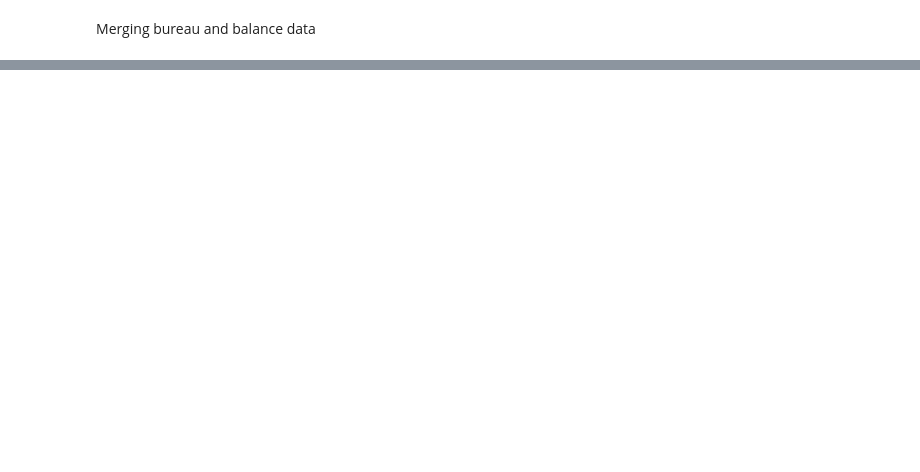
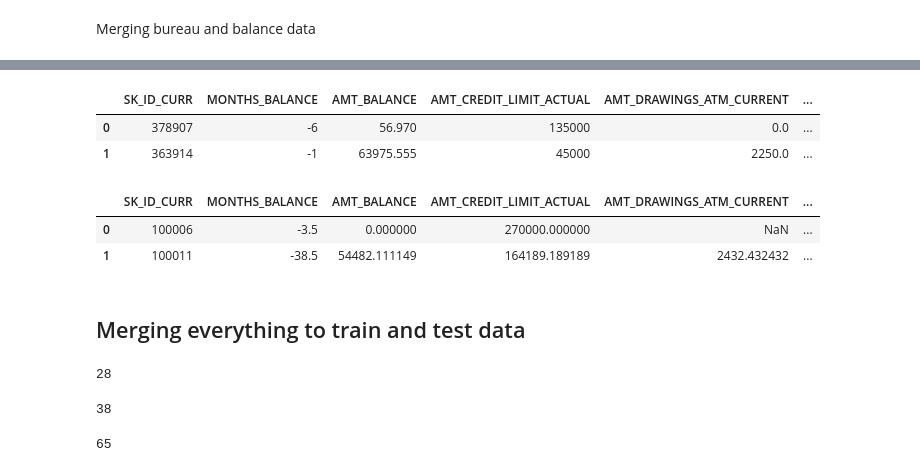
Before and after one commit to astelmashenko/ndml_capstone, a Jupyter notebook: Data_Merging.ipynb, the cells around one changed output, grey strips where cells are left out. Cells and saved outputs as stored; diff of their text form; code cells hidden in the pictures; blank space fills up the shorter version.

```diff
--- a/Data_Merging.ipynb
+++ b/Data_Merging.ipynb
@@ -67,0 +151,14 @@ credit_card_balance.head(2)
+# %%
+# processing categorical columns merge
+nunique_status = credit_card_balance[['SK_ID_CURR', 'NAME_CONTRACT_STATUS']].groupby('SK_ID_CURR').nunique()
+max_status = credit_card_balance[['SK_ID_CURR', 'NAME_CONTRACT_STATUS']].groupby('SK_ID_CURR').max()
+credit_card_balance['NUNIQUE_STATUS'] = nunique_status['NAME_CONTRACT_STATUS']
+credit_card_balance['MAX_STATUS'] = max_status['NAME_CONTRACT_STATUS']
+
+credit_card_balance.drop(columns=['SK_ID_PREV', 'NAME_CONTRACT_STATUS'], inplace=True)
+# %%
+credit_card_balance.head(2)
+# %% [output]
+|  | SK_ID_CURR | MONTHS_BALANCE | AMT_BALANCE | AMT_CREDIT_LIMIT_ACTUAL | AMT_DRAWINGS_ATM_CURRENT | ... |
+| 0 | 378907 | -6 | 56.970 | 135000 | 0.0 | ... |
+| 1 | 363914 | -1 | 63975.555 | 45000 | 2250.0 | ... |
@@ -68 +167,9 @@ credit_card_balance.head(2)
+# %%
+credit_card_balance.head(2)
+# %% [output]
+|  | SK_ID_CURR | MONTHS_BALANCE | AMT_BALANCE | AMT_CREDIT_LIMIT_ACTUAL | AMT_DRAWINGS_ATM_CURRENT | ... |
+| 0 | 100006 | -3.5 | 0.000000 | 270000.000000 | NaN | ... |
+| 1 | 100011 | -38.5 | 54482.111149 | 164189.189189 | 2432.432432 | ... |
+# %% [markdown]
+## Merging everything to train and test data
 # %%
@@ -70,0 +177,12 @@ POS_CASH_balance.head(2)
+# %%
+app_train = app_train.merge(avg_previous_app, how='left', on='SK_ID_CURR')
+# %% [output]
+28
+# %%
+app_train = app_train.merge(avg_POS_CASH_balance, how='left', on='SK_ID_CURR')
+# %% [output]
+38
+# %%
+app_train = app_train.merge(credit_card_balance, how='left', on='SK_ID_CURR')
+# %% [output]
+65
```
Also changed, not shown: parts of 43 cells of this notebook.
